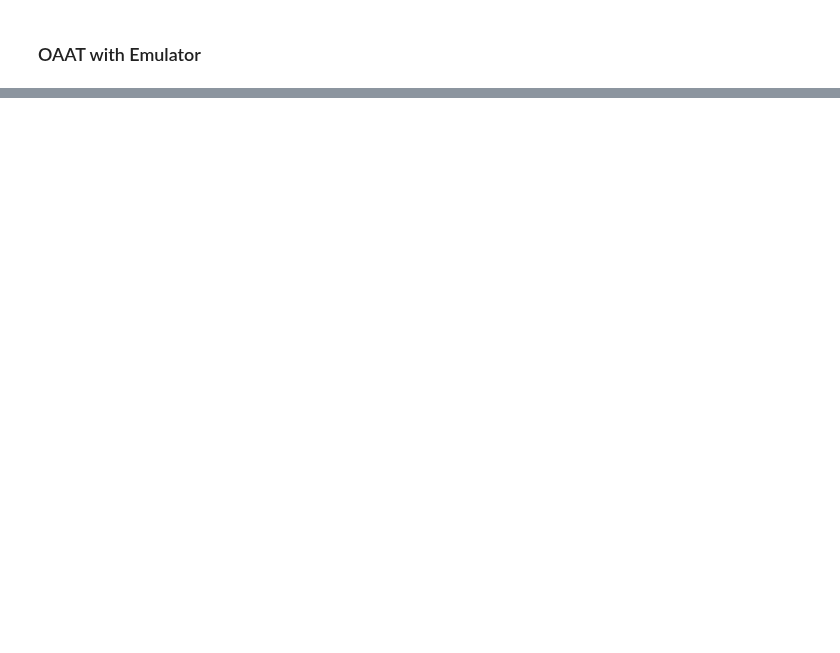
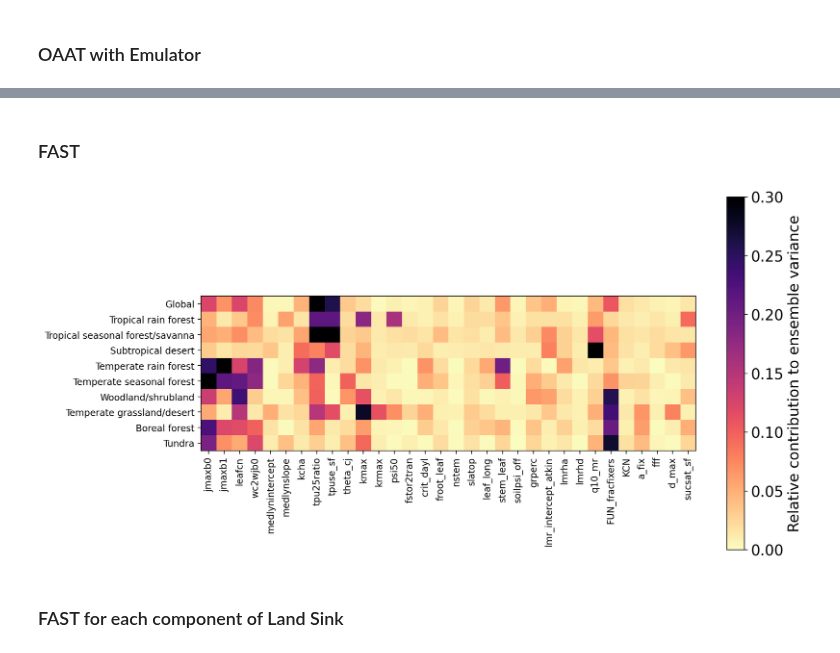
Before and after one commit to djk2120/CLM5PPE, a Jupyter notebook: pyth/LHC_BGC_uncertainty.ipynb, the cells around one changed output, grey strips where cells are left out. Cells and saved outputs as stored; diff of their text form; code cells hidden in the pictures; blank space fills up the shorter version.

```diff
--- a/pyth/LHC_BGC_uncertainty.ipynb
+++ b/pyth/LHC_BGC_uncertainty.ipynb
@@ -140,0 +195,49 @@ TE_df.to_csv('exp1_e2sd_TotalErrorEmulator_psets.csv')
+# %% [markdown]
+### FAST
+# %%
+problem = {
+    'names': ppe_params.columns,
+    'num_vars': num_params,
+    'bounds': [[0, 1]],
+}
+sample = fast_sampler.sample(problem, 1000, M=4, seed=None)
+# %%
+for k, b in enumerate(BM_emulator_dict.keys()):
+    Y, _ = BM_emulator_dict[b].predict(sample)
+    FAST = fast.analyze(problem, Y, M=4, num_resamples=100, conf_level=0.95, print_to_console=False, seed=None)
+    if k ==0:
+        FAST_sens = pd.DataFrame.from_dict(FAST['ST'])
+        FAST_sens.columns=[b]
+    else:
+        FAST_sens[b] = FAST['ST']
+
+FAST_sens.index = pd.DataFrame.from_dict(FAST).names
+# %%
+# re order parameters - group by rocess
+params = ['jmaxb0', 'jmaxb1', 'leafcn', 'wc2wjb0', 'medlynintercept', 'medlynslope', 'kcha', 'tpu25ratio', 'tpuse_sf', 'theta_cj',
+          'kmax', 'krmax', 'psi50', 'fstor2tran','crit_dayl', 'froot_leaf', 'nstem', 'slatop','leaf_long', 'stem_leaf', 'soilpsi_off',
+          'grperc', 'lmr_intercept_atkin', 'lmrha', 'lmrhd', 'q10_mr', 'FUN_fracfixers', 'KCN', 'a_fix', 'fff', 'd_max', 'sucsat_sf']
+
+FAST_sens = FAST_sens.reindex(params)
+var_names = FAST_sens.columns
+# %%
+# Heat map
+plt.figure(num=None, figsize=(12, 6), dpi=200, facecolor='w', edgecolor='k')
+ax = plt.subplot(1,1,1)
+im = ax.imshow(FAST_sens.transpose(),cmap='magma_r',vmin=0,vmax=0.3)
+
+# Show all ticks and label them with the respective list entries
+ax.set_xticks(np.arange(len(params)), labels=params)
+ax.set_xticklabels(ax.get_xticklabels(), rotation = 90)
+ax.set_yticks(np.arange(len(var_names)), labels=var_names)
+
+cbar = plt.colorbar(im)
+cbar.set_label("Relative contribution to ensemble variance",fontsize=16)
+cbar.ax.tick_params(labelsize=16)
+#plt.title('Land Sink',fontsize=20)
+plt.tight_layout()
+#plt.savefig('./working_dir/figs/BGC_cesm23/FAST_sensitivity_LandSink_heatmap_ARDkernel.png',dpi=200)
+# %% [output]
+[figure, added]
+# %% [markdown]
+### FAST for each component of Land Sink
```
Also changed, not shown: parts of 22 cells of this notebook, 1 other file.
